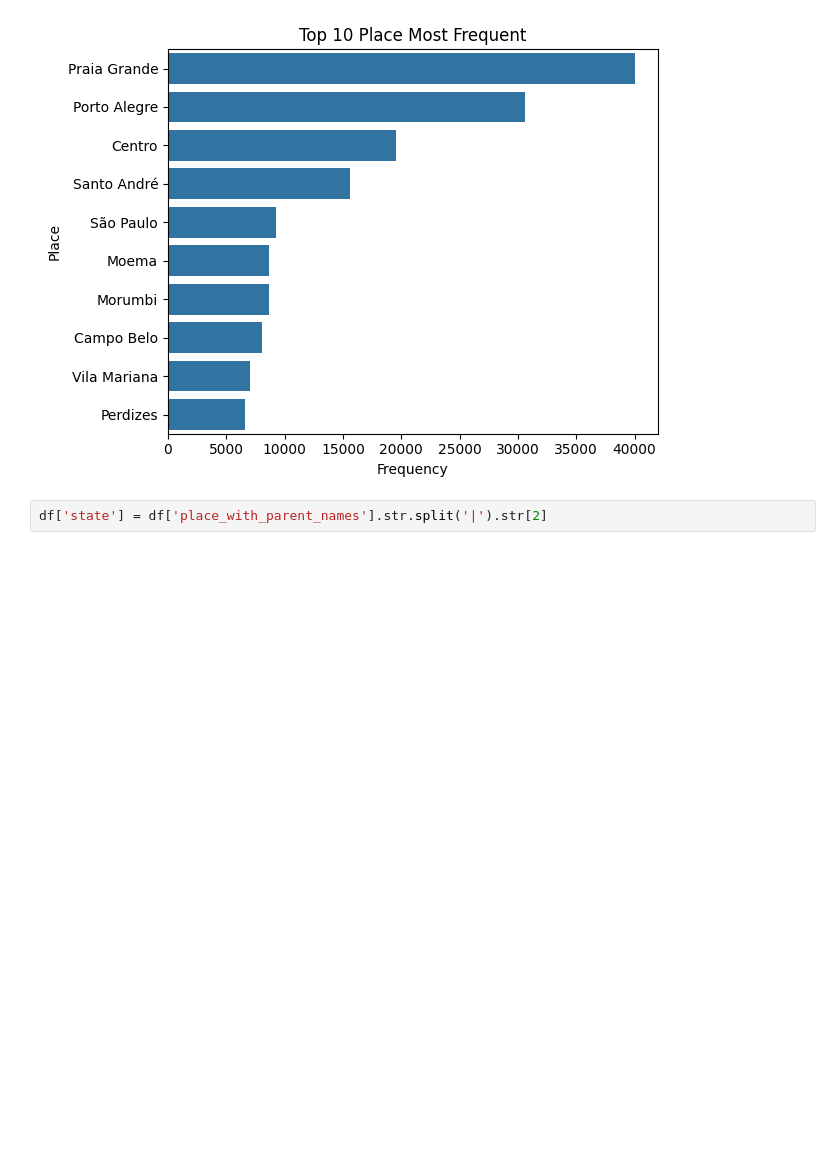
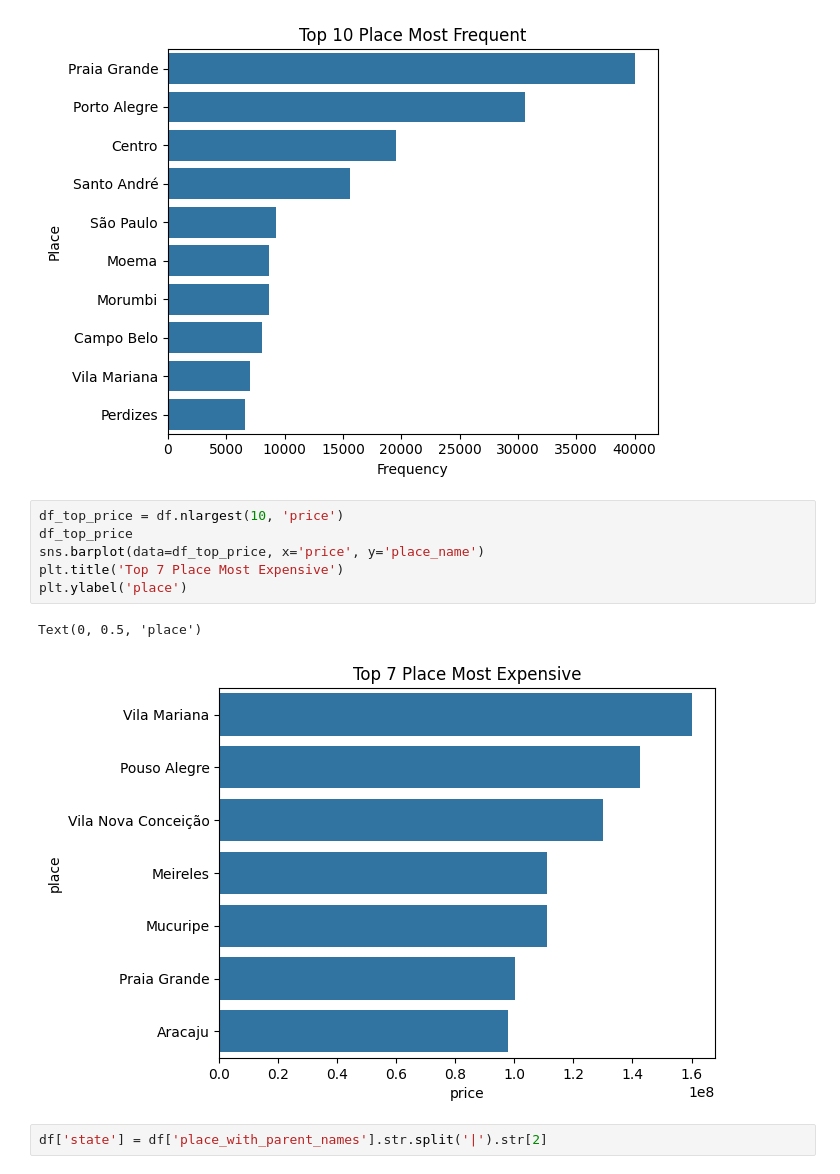
Before and after one commit to Eduarda-Donato/real_state, a Jupyter notebook: notebooks/EDA.ipynb, the cells around one changed output. Drawn from its saved outputs; the diff is of its cells as text; blank space fills up the shorter version.

```diff
--- a/notebooks/EDA.ipynb
+++ b/notebooks/EDA.ipynb
@@ -101,6 +121,15 @@ plt.tight_layout()
 plt.show()
 # %% [output]
 [figure]
+# %%
+df_top_price = df.nlargest(10, 'price')
+df_top_price
+sns.barplot(data=df_top_price, x='price', y='place_name')
+plt.title('Top 7 Place Most Expensive')
+plt.ylabel('place')
+# %% [output]
+Text(0, 0.5, 'place')
+[figure, added]
 # %%
 df['state'] = df['place_with_parent_names'].str.split('|').str[2]
 # %%
```
Also changed, not shown: parts of 8 cells of this notebook, 1 other file.
